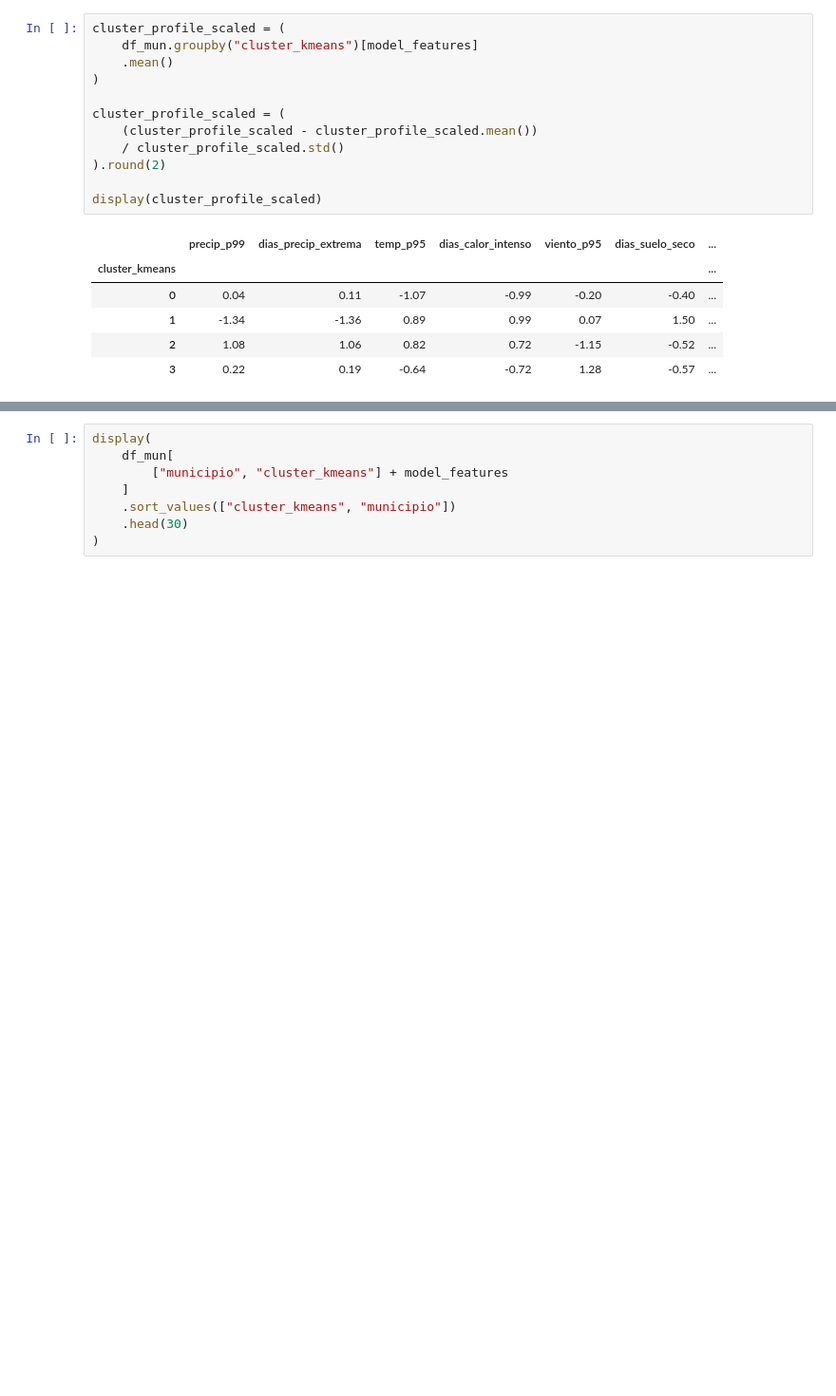
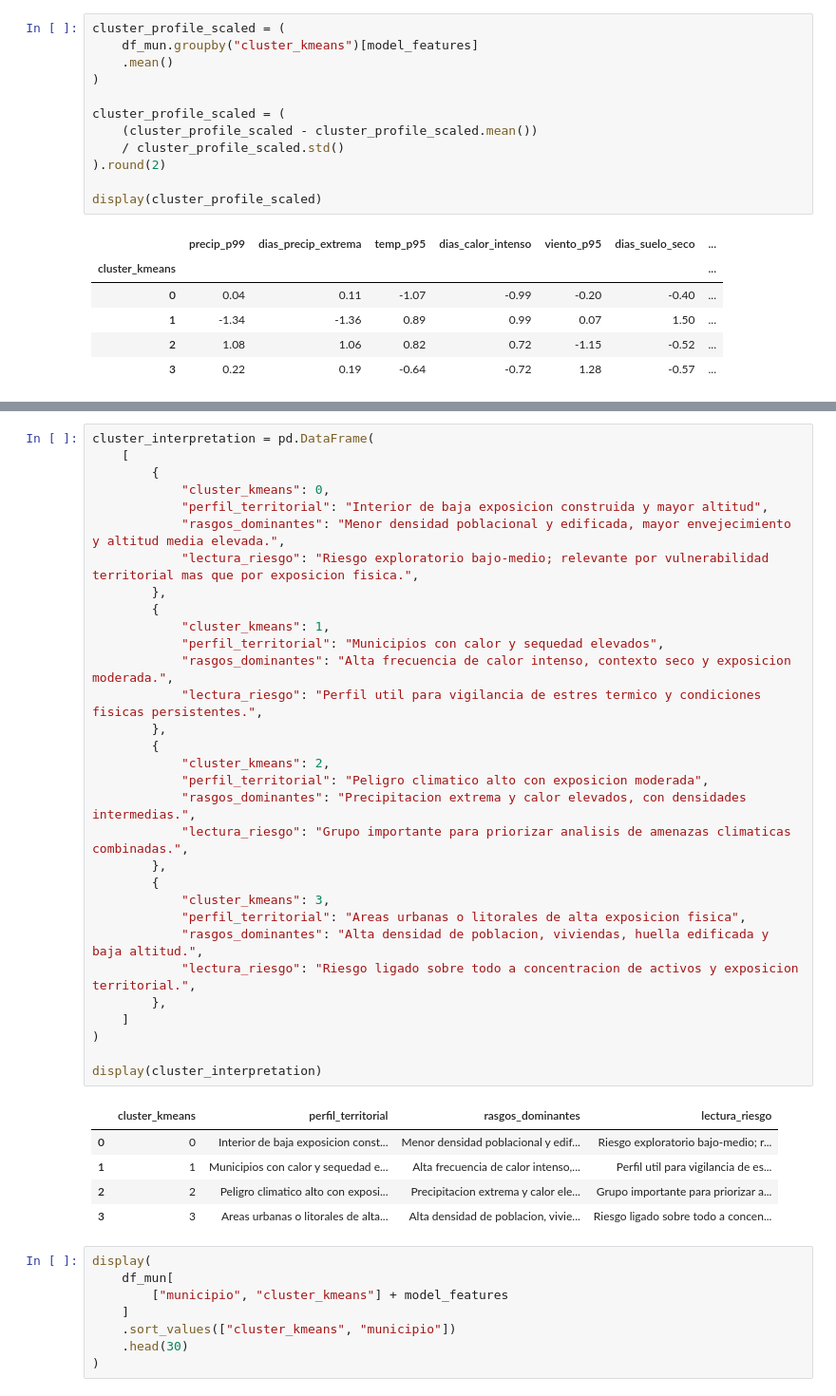
Before and after one commit to gonzalolarriba/modelo-geoespacial-riesgo-climatico, a Jupyter notebook: notebooks/notebook_4_modelado_segmentacion.ipynb, the cells around one changed output, grey strips where cells are left out. Shown at 95% size. Saved outputs shown, nothing was run; the diff lists cells and outputs as text; blank space fills up the shorter version.

```diff
--- a/notebooks/notebook_4_modelado_segmentacion.ipynb
+++ b/notebooks/notebook_4_modelado_segmentacion.ipynb
@@ -461,3 +591,40 @@ display(cluster_profile_scaled)
+# %%
+cluster_interpretation = pd.DataFrame(
+    [
+        {
+            "cluster_kmeans": 0,
+            "perfil_territorial": "Interior de baja exposicion construida y mayor altitud",
+            "rasgos_dominantes": "Menor densidad poblacional y edificada, mayor envejecimiento y altitud media elevada.",
+            "lectura_riesgo": "Riesgo exploratorio bajo-medio; relevante por vulnerabilidad territorial mas que por exposicion fisica.",
+        },
+        {
+            "cluster_kmeans": 1,
+            "perfil_territorial": "Municipios con calor y sequedad elevados",
+            "rasgos_dominantes": "Alta frecuencia de calor intenso, contexto seco y exposicion moderada.",
+            "lectura_riesgo": "Perfil util para vigilancia de estres termico y condiciones fisicas persistentes.",
+        },
+        {
+            "cluster_kmeans": 2,
+            "perfil_territorial": "Peligro climatico alto con exposicion moderada",
+            "rasgos_dominantes": "Precipitacion extrema y calor elevados, con densidades intermedias.",
+            "lectura_riesgo": "Grupo importante para priorizar analisis de amenazas climaticas combinadas.",
+        },
+        {
+            "cluster_kmeans": 3,
+            "perfil_territorial": "Areas urbanas o litorales de alta exposicion fisica",
+            "rasgos_dominantes": "Alta densidad de poblacion, viviendas, huella edificada y baja altitud.",
+            "lectura_riesgo": "Riesgo ligado sobre todo a concentracion de activos y exposicion territorial.",
+        },
+    ]
+)
+
+display(cluster_interpretation)
+# %% [output]
+|  | cluster_kmeans | perfil_territorial | rasgos_dominantes | lectura_riesgo |
+| 0 | 0 | Interior de baja exposicion const... | Menor densidad poblacional y edif... | Riesgo exploratorio bajo-medio; r... |
+| 1 | 1 | Municipios con calor y sequedad e... | Alta frecuencia de calor intenso,... | Perfil util para vigilancia de es... |
+| 2 | 2 | Peligro climatico alto con exposi... | Precipitacion extrema y calor ele... | Grupo importante para priorizar a... |
+| 3 | 3 | Areas urbanas o litorales de alta... | Alta densidad de poblacion, vivie... | Riesgo ligado sobre todo a concen... |
 # %%
 display(
     df_mun[
```
Also changed, not shown: parts of 16 cells of this notebook.
